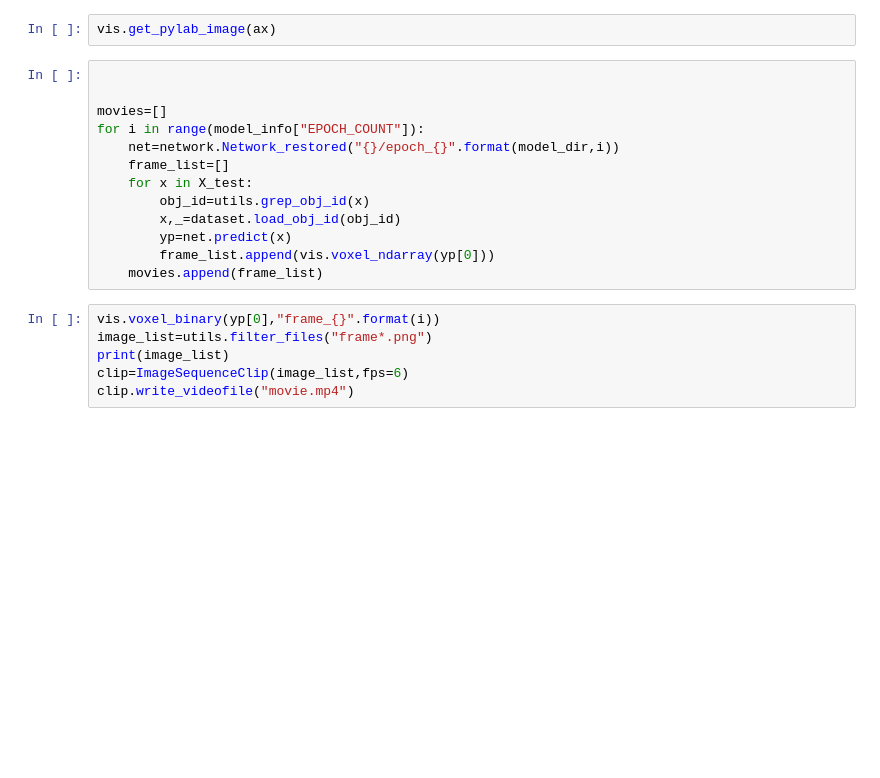
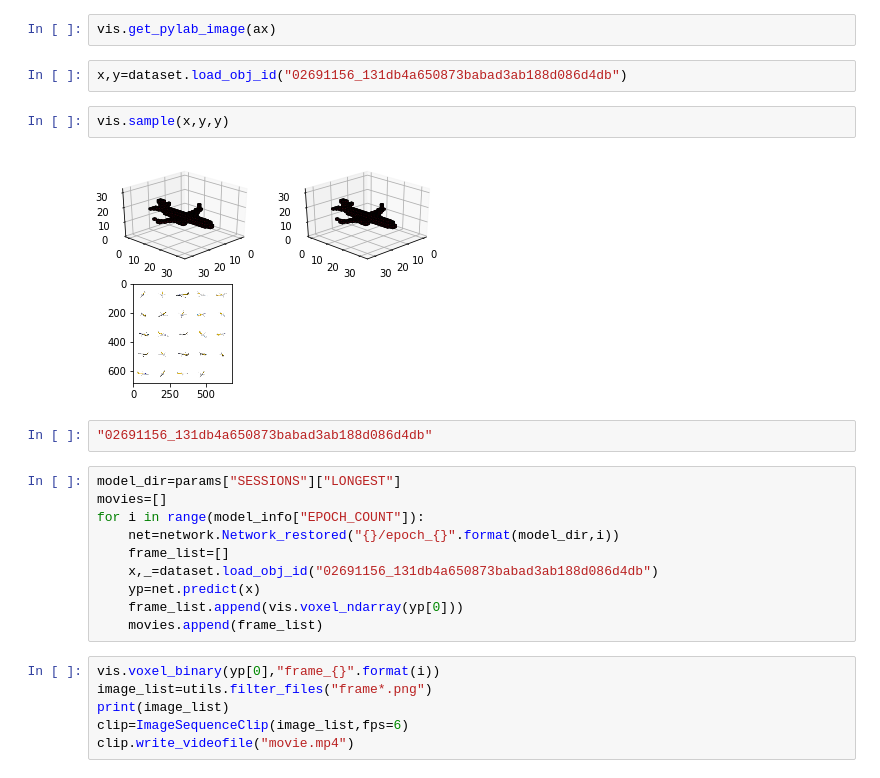
Before and after one commit to micmelesse/3D-reconstruction-with-Neural-Networks, a Jupyter notebook: playground.ipynb, the cells around one changed output. Cells and saved outputs as stored; diff of their text form; blank space fills up the shorter version.

Commit message:
added ndarray

```diff
--- a/playground.ipynb
+++ b/playground.ipynb
@@ -36,18 +38,23 @@ plt.imshow(ax.get_array())
 ax.write_png("test.png")
 # %%
 vis.get_pylab_image(ax)
+# %%
+x,y=dataset.load_obj_id("02691156_131db4a650873babad3ab188d086d4db")
+# %%
+vis.sample(x,y,y)
+# %% [output]
+[figure, added]
+# %%
+"02691156_131db4a650873babad3ab188d086d4db"
 # %%
-
-
+model_dir=params["SESSIONS"]["LONGEST"]
 movies=[]
 for i in range(model_info["EPOCH_COUNT"]):
     net=network.Network_restored("{}/epoch_{}".format(model_dir,i))
     frame_list=[]
-    for x in X_test:
-        obj_id=utils.grep_obj_id(x)
-        x,_=dataset.load_obj_id(obj_id)
-        yp=net.predict(x)
-        frame_list.append(vis.voxel_ndarray(yp[0]))
+    x,_=dataset.load_obj_id("02691156_131db4a650873babad3ab188d086d4db")
+    yp=net.predict(x)
+    frame_list.append(vis.voxel_ndarray(yp[0]))
     movies.append(frame_list)
 # %%
 vis.voxel_binary(yp[0],"frame_{}".format(i))
```
Also changed, not shown: parts of 1 cell of this notebook, 1 other file.
